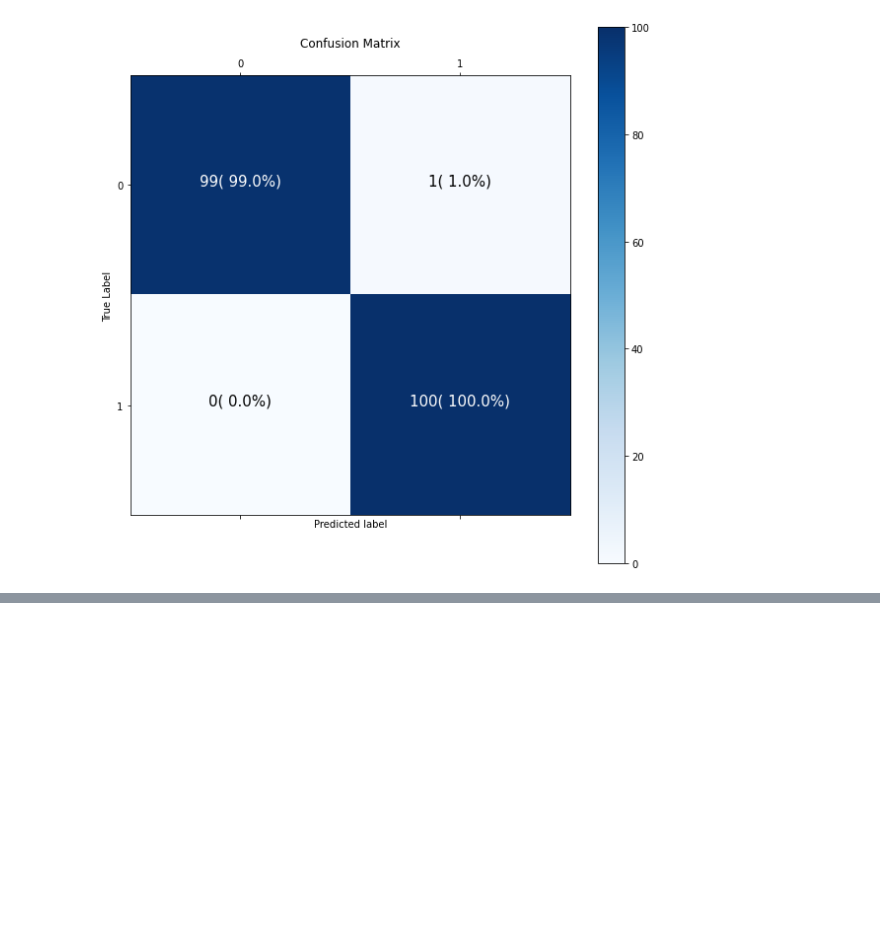
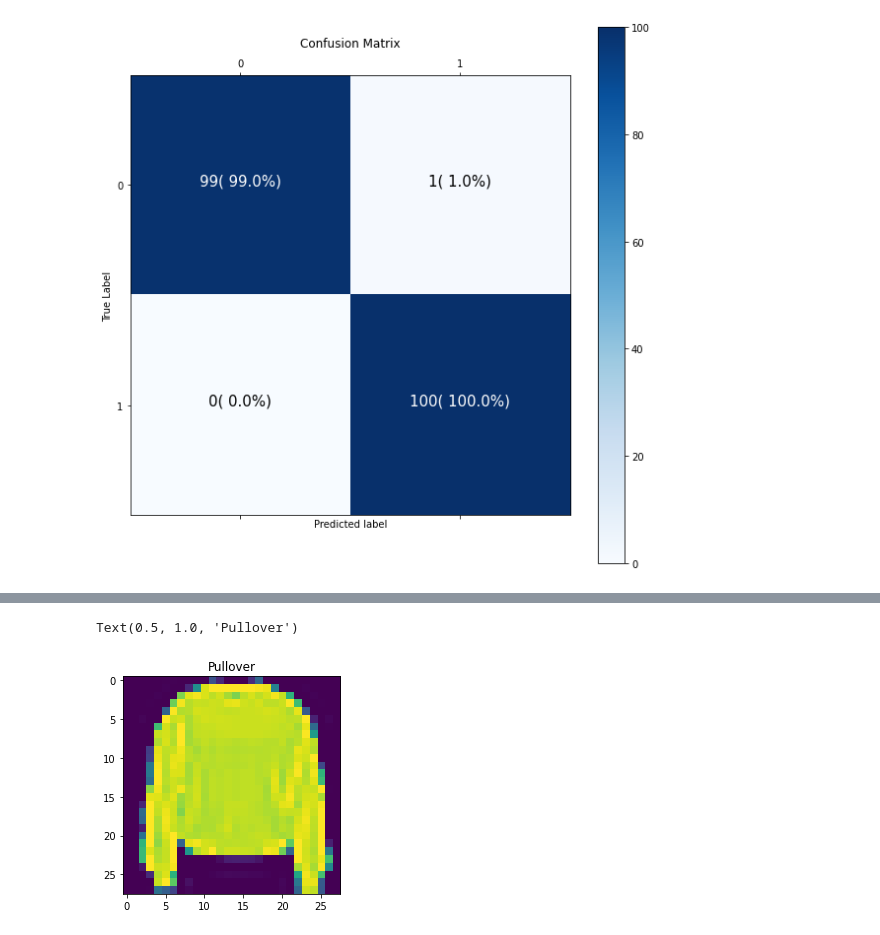
Before and after one commit to Jayveersinh-Raj/Neural_Networks_Classification, a Jupyter notebook: Neural_Networks_Classification_TensorFlow.ipynb, the cells around one changed output, grey strips where cells are left out. Drawn from its saved outputs; the diff is of its cells as text; code cells hidden in the pictures; blank space fills up the shorter version.

```diff
--- a/Neural_Networks_Classification_TensorFlow.ipynb
+++ b/Neural_Networks_Classification_TensorFlow.ipynb
@@ -956,0 +1034,7 @@ plot_matrix (y_test, y_pred)
+# %%
+# Lets plot with the label this time
+plt.imshow(X_train[7]) # For black and white image use , cmap = plt.cm.Binary
+plt.title(class_name[y_train[7]])
+# %% [output]
+Text(0.5, 1.0, 'Pullover')
+[figure, added]
```
Also changed, not shown: parts of 25 cells of this notebook.
